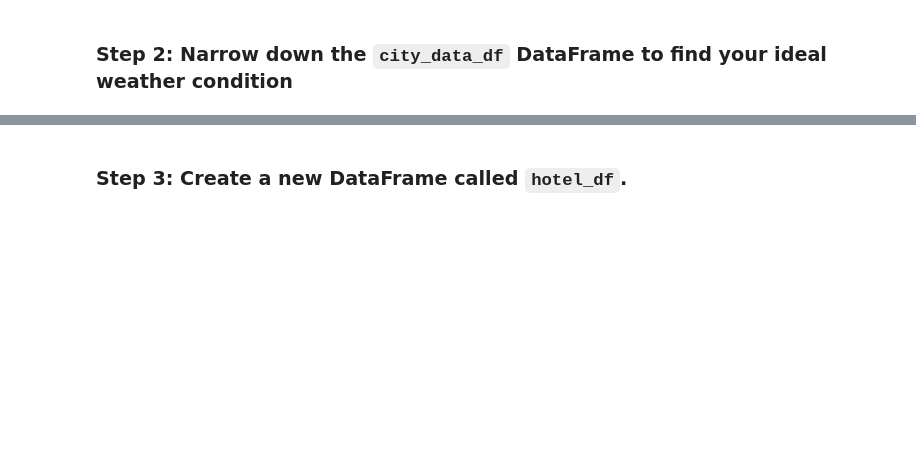
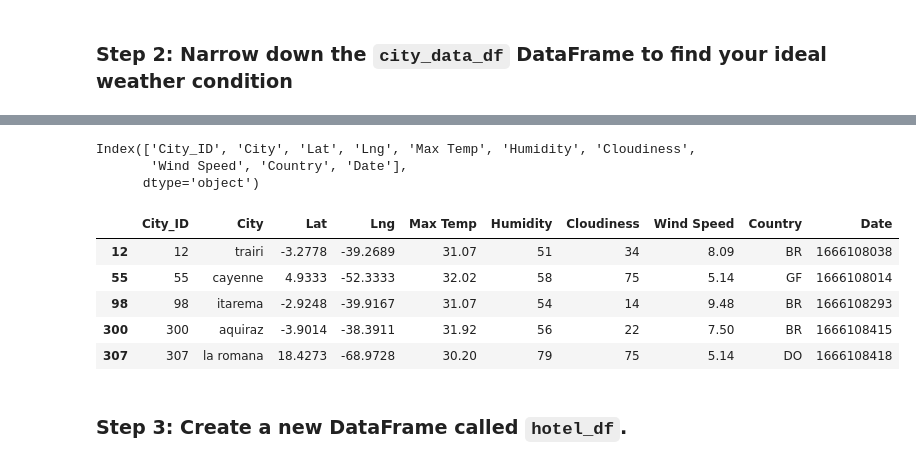
Before and after one commit to AzaniaHH/python-api-challenge, a Jupyter notebook: WeatherPy/VacationPy.ipynb, the cells around one changed output, grey strips where cells are left out. Saved outputs shown, nothing was run; the diff lists cells and outputs as text; code cells hidden in the pictures; blank space fills up the shorter version.

```diff
--- a/WeatherPy/VacationPy.ipynb
+++ b/WeatherPy/VacationPy.ipynb
@@ -87,3 +60,33 @@ map_plot
+# %%
+print(city_data_df.columns)
+# %% [output]
+Index(['City_ID', 'City', 'Lat', 'Lng', 'Max Temp', 'Humidity', 'Cloudiness',
+       'Wind Speed', 'Country', 'Date'],
+      dtype='object')
+# %%
+# Narrow down cities that fit criteria and drop any results with null values
+# Narrowed down cities based on the following criteria:
+# - Temperature is between 30°C and 40°C
+# - Wind speed is at least 5 mph
+
+filtered_cities_df = city_data_df[
+    (city_data_df["Max Temp"] >= 30) &  # Temperature >= 30°C
+    (city_data_df["Max Temp"] <= 40) &  # Temperature <= 40°C
+    (city_data_df["Wind Speed"] >= 5)   # Wind speed >= 5 mph
+]
+
+# Drop any rows with null values
+filtered_cities_df = filtered_cities_df.dropna()
+
+# Display sample data
+filtered_cities_df.head()
+# %% [output]
+|  | City_ID | City | Lat | Lng | Max Temp | Humidity | Cloudiness | Wind Speed | Country | Date |
+| 12 | 12 | trairi | -3.2778 | -39.2689 | 31.07 | 51 | 34 | 8.09 | BR | 1666108038 |
+| 55 | 55 | cayenne | 4.9333 | -52.3333 | 32.02 | 58 | 75 | 5.14 | GF | 1666108014 |
+| 98 | 98 | itarema | -2.9248 | -39.9167 | 31.07 | 54 | 14 | 9.48 | BR | 1666108293 |
+| 300 | 300 | aquiraz | -3.9014 | -38.3911 | 31.92 | 56 | 22 | 7.50 | BR | 1666108415 |
+| 307 | 307 | la romana | 18.4273 | -68.9728 | 30.20 | 79 | 75 | 5.14 | DO | 1666108418 |
 # %% [markdown]
 ### Step 3: Create a new DataFrame called `hotel_df`.
 # %%
```
Also changed, not shown: parts of 2 cells of this notebook.
